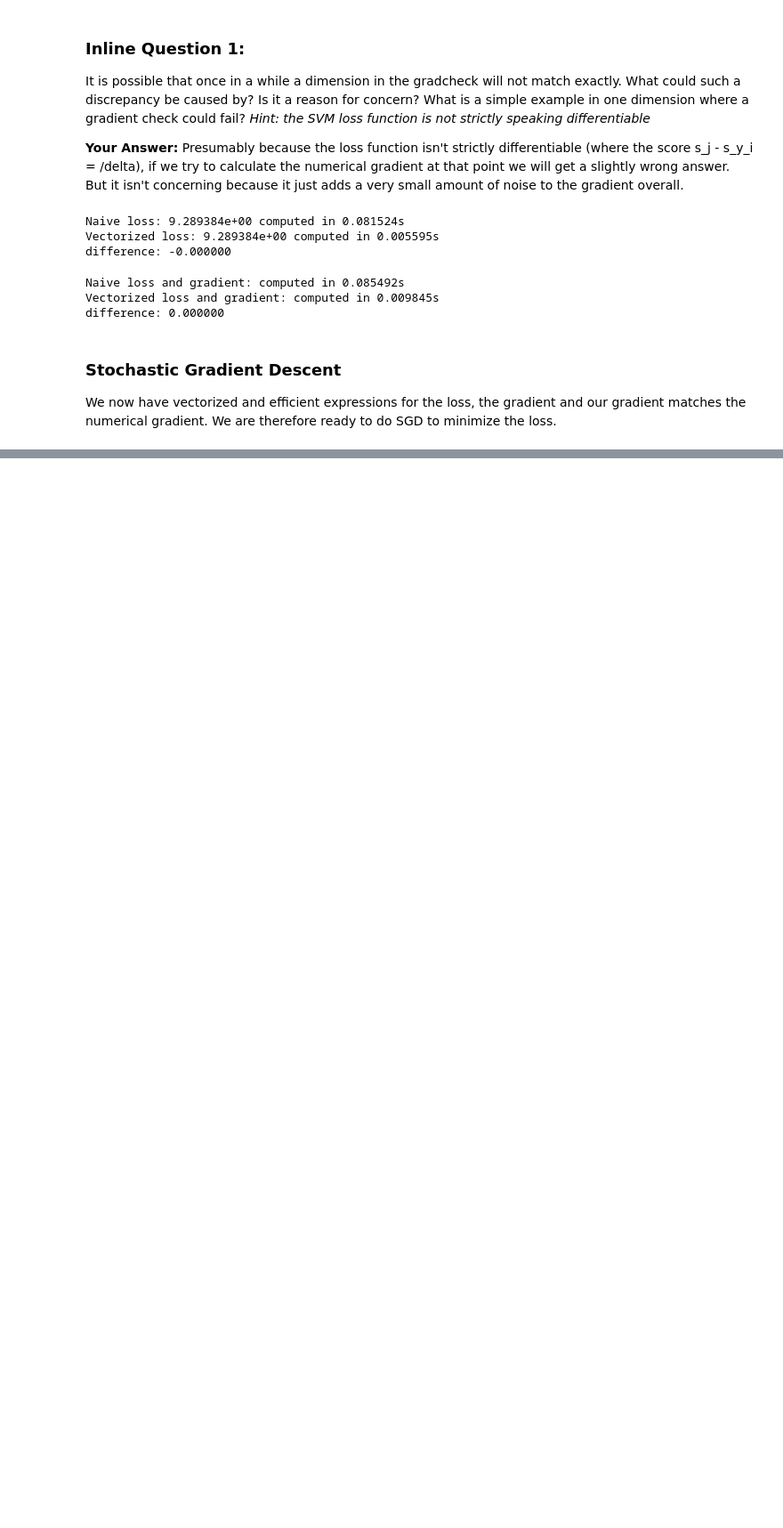
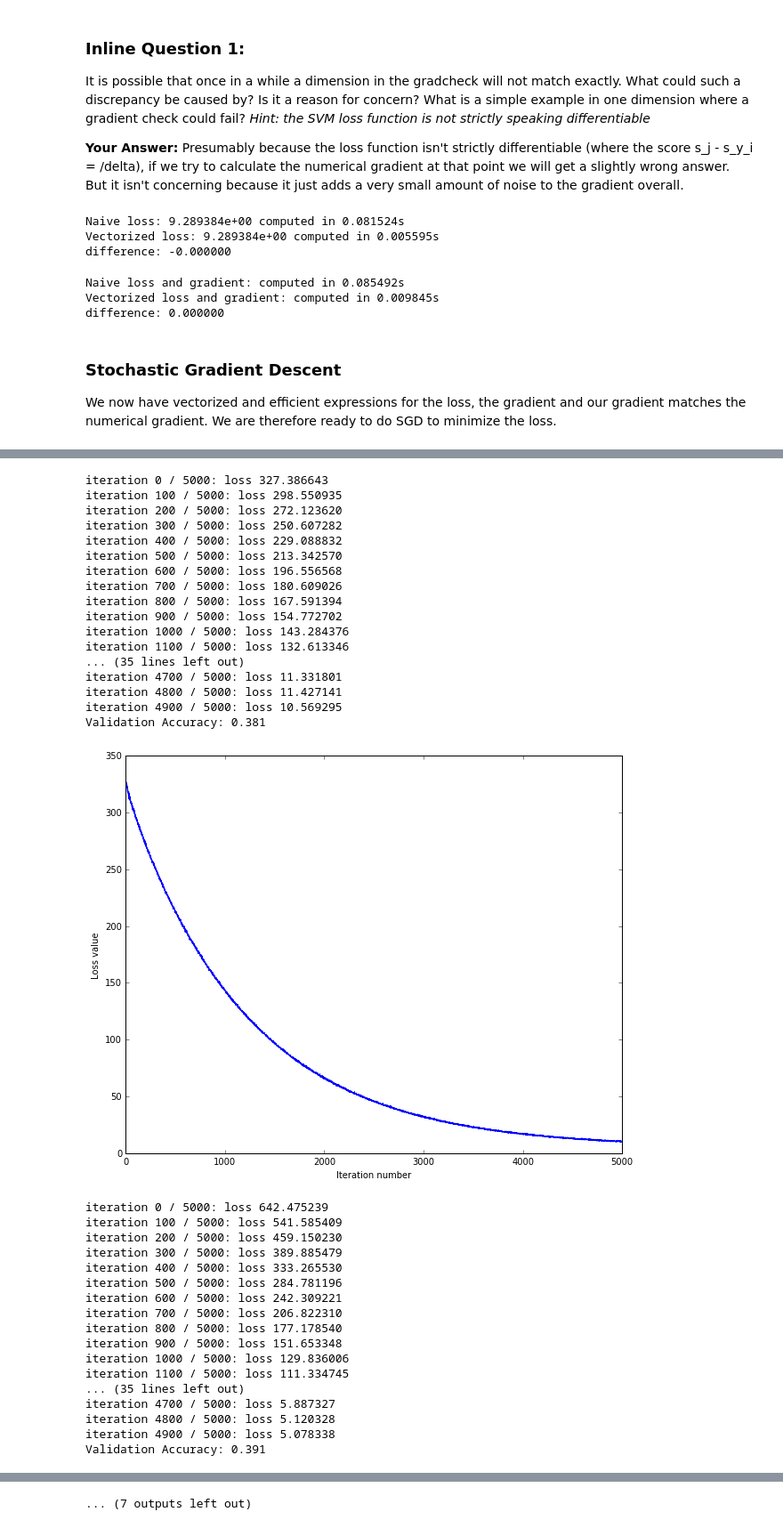
Before and after one commit to anaiman/stanford-cs231n, a Jupyter notebook: assignment1/svm.ipynb, the cells around one changed output, grey strips where cells are left out. Shown at 89% size. Saved outputs shown, nothing was run; the diff lists cells and outputs as text; code cells hidden in the pictures; blank space fills up the shorter version.

```diff
--- a/assignment1/svm.ipynb
+++ b/assignment1/svm.ipynb
@@ -305,8 +329,8 @@ print 'validation accuracy: %f' % (np.mean(y_val == y_val_pred), )
 # learning rate). You should experiment with different ranges for the learning
 # rates and regularization strengths; if you are careful you should be able to
 # get a classification accuracy of about 0.4 on the validation set.
-learning_rates = [1e-7, 5e-5]
-regularization_strengths = [5e4, 1e5]
+learning_rates = [2e-8, 4e-8, 8e-8]
+regularization_strengths = [2e4, 4e4, 8e4]
 
 # results is dictionary mapping tuples of the form
 # (learning_rate, regularization_strength) to tuples of the form
@@ -314,31 +338,84 @@ regularization_strengths = [5e4, 1e5]
 # of data points that are correctly classified.
 results = {}
 best_val = -1   # The highest validation accuracy that we have seen so far.
 best_svm = None # The LinearSVM object that achieved the highest validation rate.
 
 ################################################################################
 # TODO:                                                                        #
 # Write code that chooses the best hyperparameters by tuning on the validation #
 # set. For each combination of hyperparameters, train a linear SVM on the      #
 # training set, compute its accuracy on the training and validation sets, and  #
 # store these numbers in the results dictionary. In addition, store the best   #
 # validation accuracy in best_val and the LinearSVM object that achieves this  #
 # accuracy in best_svm.                                                        #
 #                                                                              #
 # Hint: You should use a small value for num_iters as you develop your         #
 # validation code so that the SVMs don't take much time to train; once you are #
 # confident that your validation code works, you should rerun the validation   #
 # code with a larger value for num_iters.                                      #
 ################################################################################
-pass
+for lr in learning_rates:
+    for reg in regularization_strengths:
+        svm = LinearSVM()
+        loss_hist = svm.train(X_train, y_train, learning_rate=lr, reg=reg,
+                      num_iters=5000, verbose=True)
+        y_train_pred = svm.predict(X_train)
+        train_accuracy = np.mean(y_train == y_train_pred)
+        y_val_pred = svm.predict(X_val)
+        val_accuracy = np.mean(y_val == y_val_pred)
+        results[(lr, reg)] = (train_accuracy, val_accuracy)
+        if val_accuracy > best_val:
+            print 'Validation Accuracy: {}'.format(val_accuracy)
+            best_val = val_accuracy
+            best_svm = svm
+        plt.plot(loss_hist)
+        plt.xlabel('Iteration number')
+        plt.ylabel('Loss value')
+        plt.show()
 ################################################################################
 #                              END OF YOUR CODE                                #
 ################################################################################
 
 # Print out results.
 for lr, reg in sorted(results):
     train_accuracy, val_accuracy = results[(lr, reg)]
     print 'lr %e reg %e train accuracy: %f val accuracy: %f' % (
                 lr, reg, train_accuracy, val_accuracy)
 
 print 'best validation accuracy achieved during cross-validation: %f' % best_val
+# %% [output]
+iteration 0 / 5000: loss 327.386643
+iteration 100 / 5000: loss 298.550935
+iteration 200 / 5000: loss 272.123620
+iteration 300 / 5000: loss 250.607282
+iteration 400 / 5000: loss 229.088832
+iteration 500 / 5000: loss 213.342570
+iteration 600 / 5000: loss 196.556568
+iteration 700 / 5000: loss 180.609026
+iteration 800 / 5000: loss 167.591394
+iteration 900 / 5000: loss 154.772702
+iteration 1000 / 5000: loss 143.284376
+iteration 1100 / 5000: loss 132.613346
+... (35 lines left out)
+iteration 4700 / 5000: loss 11.331801
+iteration 4800 / 5000: loss 11.427141
+iteration 4900 / 5000: loss 10.569295
+Validation Accuracy: 0.381
+[figure, added]
+iteration 0 / 5000: loss 642.475239
+iteration 100 / 5000: loss 541.585409
+iteration 200 / 5000: loss 459.150230
+iteration 300 / 5000: loss 389.885479
+iteration 400 / 5000: loss 333.265530
+iteration 500 / 5000: loss 284.781196
+iteration 600 / 5000: loss 242.309221
+iteration 700 / 5000: loss 206.822310
+iteration 800 / 5000: loss 177.178540
+iteration 900 / 5000: loss 151.653348
+iteration 1000 / 5000: loss 129.836006
+iteration 1100 / 5000: loss 111.334745
+... (35 lines left out)
+iteration 4700 / 5000: loss 5.887327
+iteration 4800 / 5000: loss 5.120328
+iteration 4900 / 5000: loss 5.078338
+Validation Accuracy: 0.391
@@ -345,3 +495,4 @@ print 'best validation accuracy achieved during cross-validation: %f' % best_val
+... (7 outputs left out)
 # %%
 # Visualize the cross-validation results
 import math
```
Also changed, not shown: parts of 8 cells of this notebook, 1 other file.
